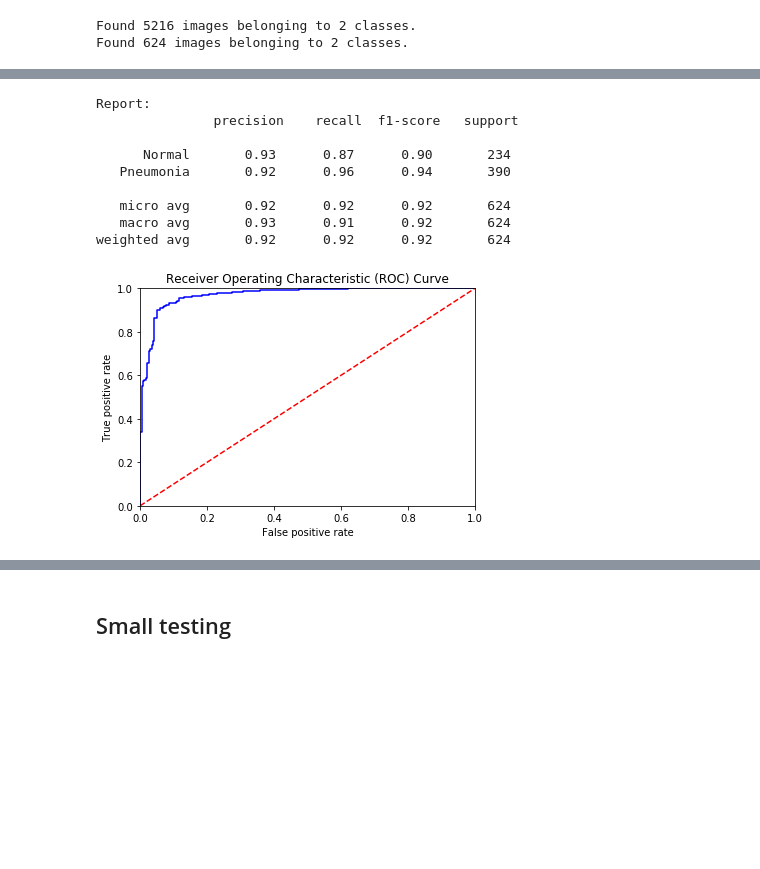
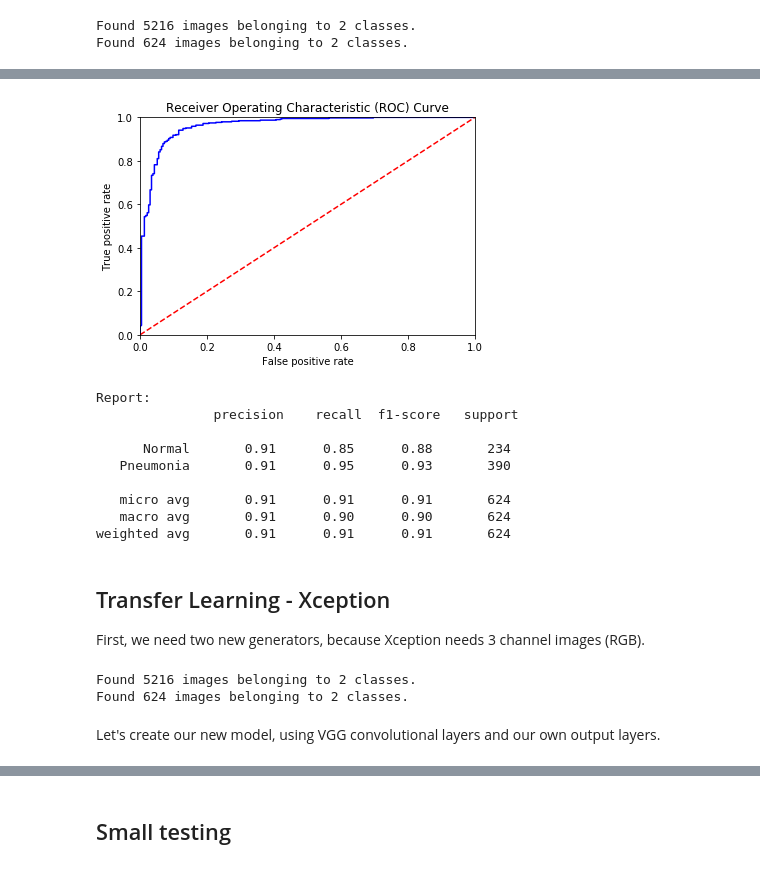
Before and after one commit to AdrianLorenzoDev/xray-pneumonia-detection, a Jupyter notebook: pneumonia.ipynb, the cells around one changed output, grey strips where cells are left out. Drawn from its saved outputs; the diff is of its cells as text; code cells hidden in the pictures; blank space fills up the shorter version.

Commit message:
Add transfer learning based on Exception CNN. Clean and refactor code.

```diff
--- a/pneumonia.ipynb
+++ b/pneumonia.ipynb
@@ -187,25 +221,51 @@ sn.heatmap(confMatrixdf, annot=True, annot_kws={"size" : "20"})
 # %%
-print("\nReport: \n", classification_report(validationGenerator.classes, valResult, target_names = ["Normal", "Pneumonia"]))
+plotROCCurve(
+    prediction,
+    validationGenerator.classes
+)
+
+print(
+    "\nReport: \n",
+    classification_report(
+        validationGenerator.classes,
+        predictClasses(prediction),
+        target_names = ["Normal", "Pneumonia"]
+    )
+)
 # %% [output]
+[figure, added]
 Report:
                precision    recall  f1-score   support
 
-      Normal       0.93      0.87      0.90       234
-   Pneumonia       0.92      0.96      0.94       390
+      Normal       0.91      0.85      0.88       234
+   Pneumonia       0.91      0.95      0.93       390
 
-   micro avg       0.92      0.92      0.92       624
-   macro avg       0.93      0.91      0.92       624
-weighted avg       0.92      0.92      0.92       624
+   micro avg       0.91      0.91      0.91       624
+   macro avg       0.91      0.90      0.90       624
+weighted avg       0.91      0.91      0.91       624
-# %%
-fpr, tpr, thresholds = roc_curve(validationGenerator.classes, valProb)
-
-plt.title('Receiver Operating Characteristic (ROC) Curve')
-plt.xlim([0, 1])
-plt.ylim([0, 1])
-plt.plot(fpr, tpr, 'b')
-plt.plot([0, 1], [0, 1],'r--')
-plt.ylabel('True positive rate')
-plt.xlabel('False positive rate')
-plt.show()
-# %% [output]
-[figure, removed]
+# %% [markdown]
+## Transfer Learning - Xception
+
+First, we need two new generators, because Xception needs 3 channel images (RGB).
+# %%
+xceptionTrainGenerator = trainDataGen.flow_from_directory(
+    trainDataDir,
+    target_size=(width, height),
+    batch_size=batchSize,
+    class_mode='binary',
+    color_mode='rgb'
+)
+
+xceptionValidationGenerator = validationDataGen.flow_from_directory(
+    validationDataDir,
+    target_size=(width, height),
+    batch_size=batchSize,
+    class_mode='binary',
+    color_mode='rgb',
+    shuffle=False
+)
+# %% [output]
+Found 5216 images belonging to 2 classes.
+Found 624 images belonging to 2 classes.
+# %% [markdown]
+Let's create our new model, using VGG convolutional layers and our own output layers.
```
Also changed, not shown: parts of 26 cells of this notebook.
